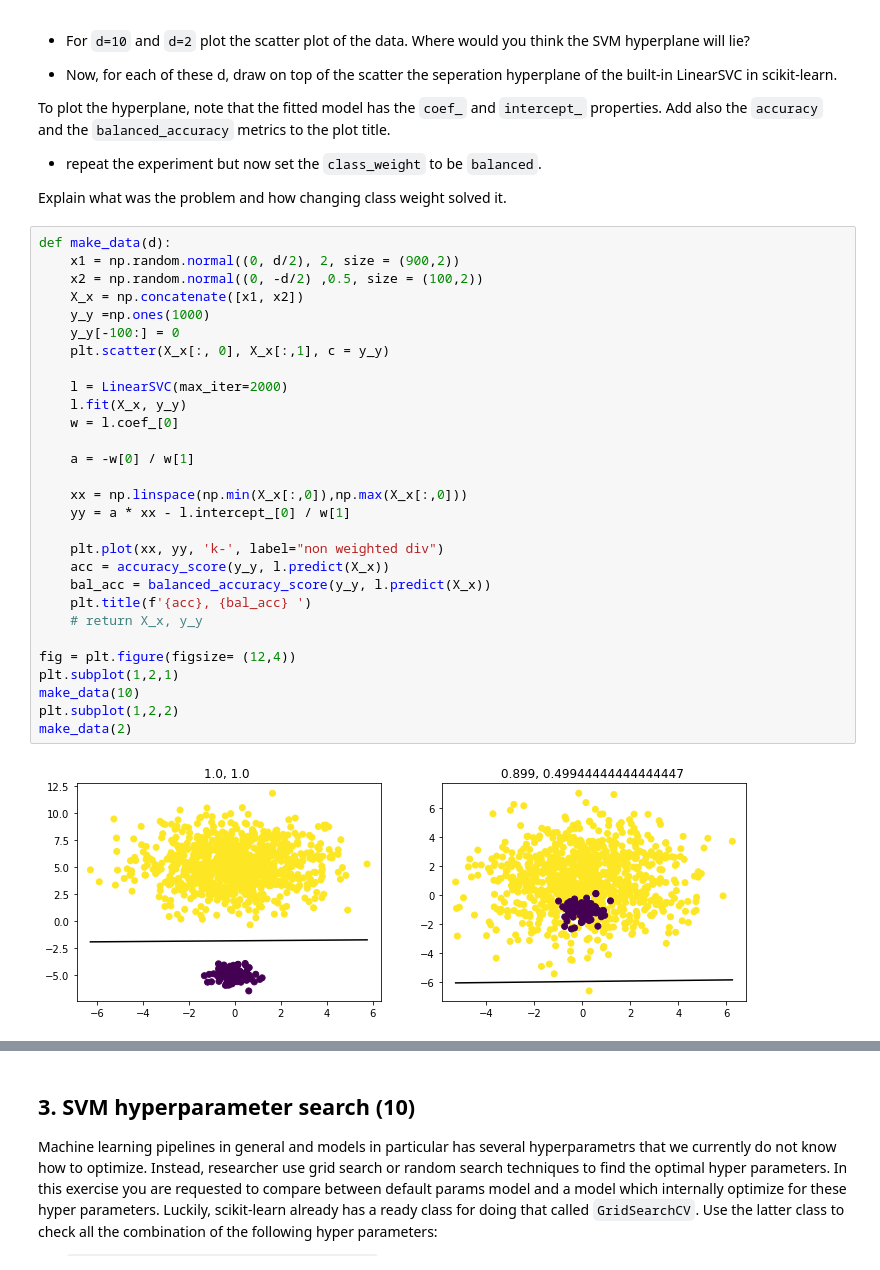
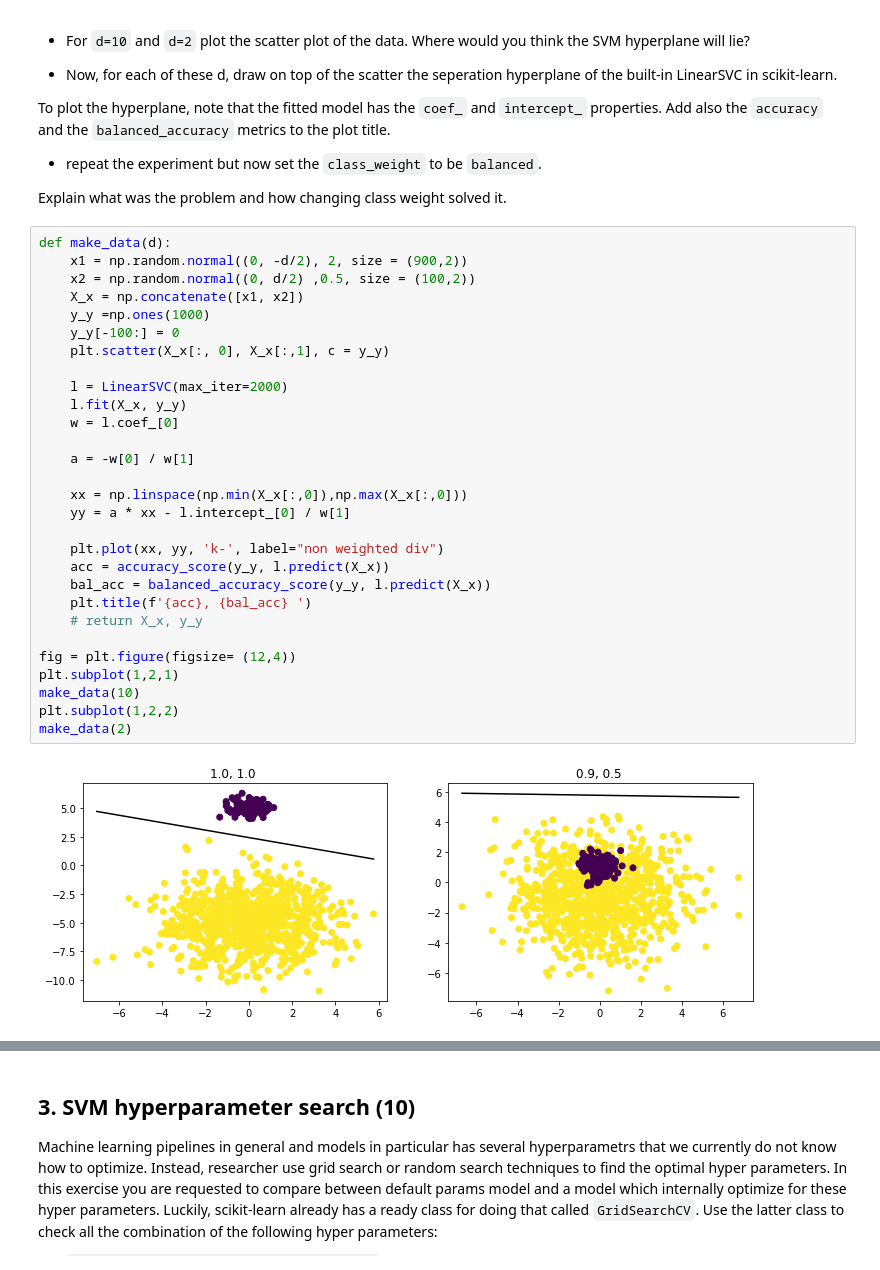
Before and after one commit to Shuaf98/y-data, a Jupyter notebook: ydata_supervised_learning/lecture8_SVM/svm_exercise_2022 (1).ipynb, the cells around one changed output, grey strips where cells are left out. Drawn from its saved outputs; the diff is of its cells as text.

```diff
--- a/ydata_supervised_learning/lecture8_SVM/svm_exercise_2022 (1).ipynb
+++ b/ydata_supervised_learning/lecture8_SVM/svm_exercise_2022 (1).ipynb
@@ -182,32 +182,32 @@ Add also the `accuracy` and the `balanced_accuracy` metrics to the plot title.
 Explain what was the problem and how changing class weight solved it.
 # %%
 def make_data(d):
-    x1 = np.random.normal((0, d/2), 2, size = (900,2))
-    x2 = np.random.normal((0, -d/2) ,0.5, size = (100,2))
+    x1 = np.random.normal((0, -d/2), 2, size = (900,2))
+    x2 = np.random.normal((0, d/2) ,0.5, size = (100,2))
     X_x = np.concatenate([x1, x2])
     y_y =np.ones(1000)
     y_y[-100:] = 0
     plt.scatter(X_x[:, 0], X_x[:,1], c = y_y)
 
     l = LinearSVC(max_iter=2000)
     l.fit(X_x, y_y)
     w = l.coef_[0]
 
     a = -w[0] / w[1]
 
     xx = np.linspace(np.min(X_x[:,0]),np.max(X_x[:,0]))
     yy = a * xx - l.intercept_[0] / w[1]
 
     plt.plot(xx, yy, 'k-', label="non weighted div")
     acc = accuracy_score(y_y, l.predict(X_x))
     bal_acc = balanced_accuracy_score(y_y, l.predict(X_x))
     plt.title(f'{acc}, {bal_acc} ')
     # return X_x, y_y
 
 fig = plt.figure(figsize= (12,4))
 plt.subplot(1,2,1)
 make_data(10)
 plt.subplot(1,2,2)
 make_data(2)
 # %% [output]
-[figure, old version]
+[figure, new version]
```
Also changed, not shown: parts of 12 cells of this notebook, 2 other files.
